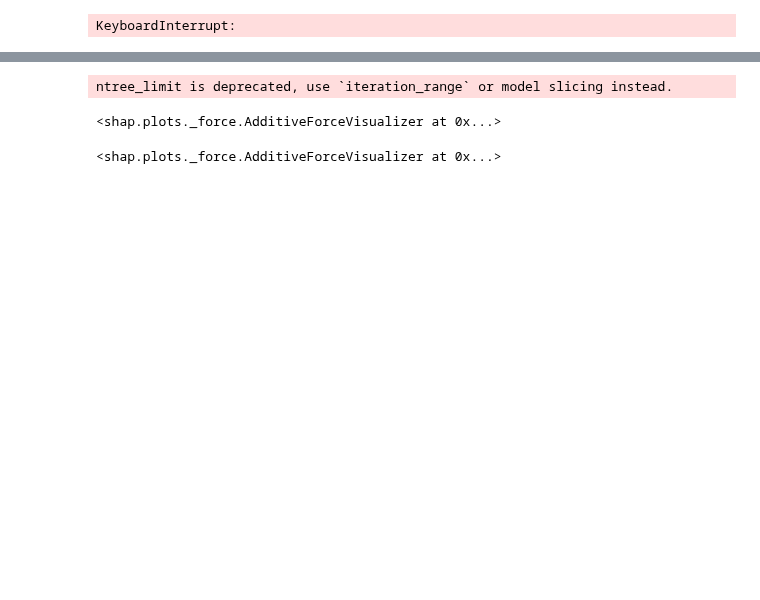
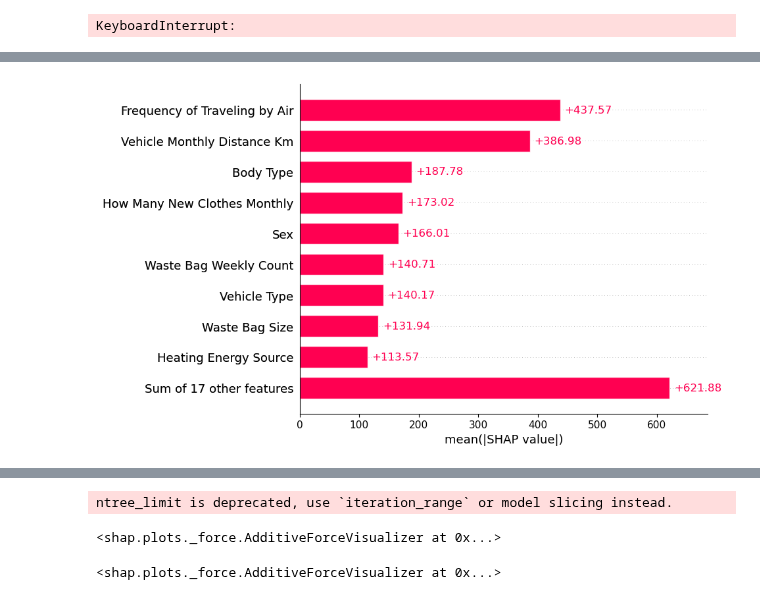
Before and after one commit to kayvinsoo7/HAALSI_work, a Jupyter notebook: mdscan-master/carbon/carbon_emissions.ipynb, the cells around one changed output, grey strips where cells are left out. Saved outputs shown, nothing was run; the diff lists cells and outputs as text; code cells hidden in the pictures; blank space fills up the shorter version.

```diff
--- a/mdscan-master/carbon/carbon_emissions.ipynb
+++ b/mdscan-master/carbon/carbon_emissions.ipynb
@@ -886,6 +889,10 @@ import shap
 # explain the GAM model with SHAP
 explainer = shap.Explainer(xg_reg, X_test)
 shap_values = explainer(X_test)
+# %%
+shap.plots.bar(shap_values)
+# %% [output]
+[figure, added]
 # %%
 shap.plots.beeswarm(shap_values)
 # %% [output]
```
Also changed, not shown: parts of 14 cells of this notebook.
